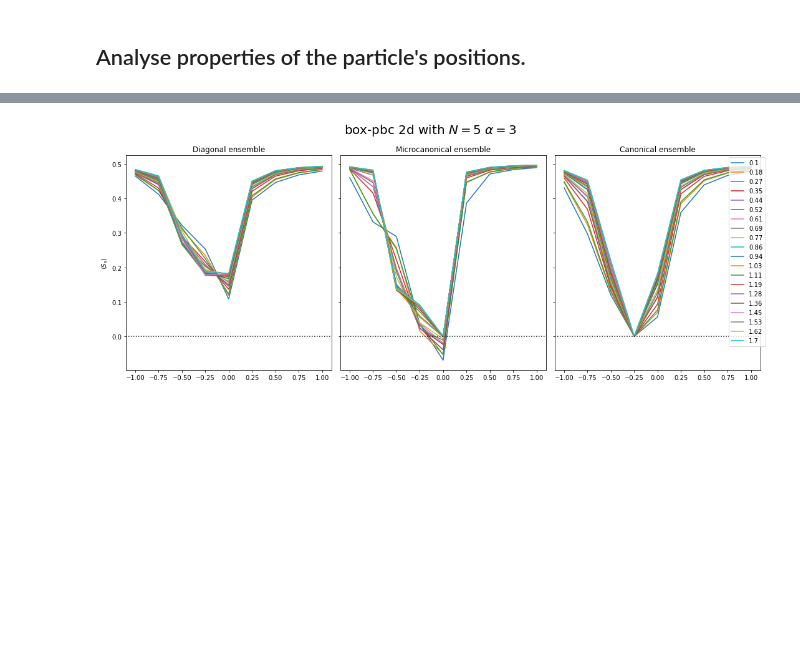
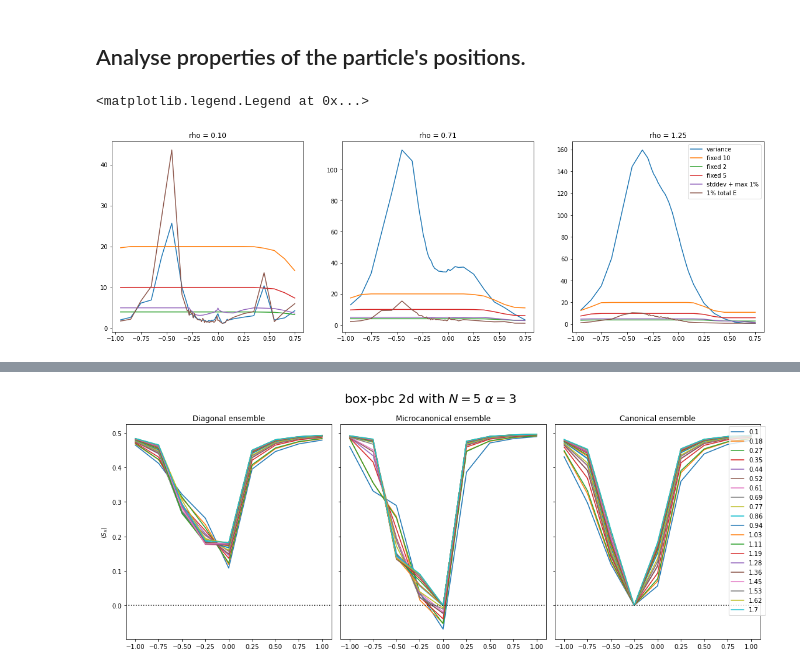
Before and after one commit to abraemer/heisensim, a Jupyter notebook: demo/result_analysis.ipynb, the cells around one changed output, grey strips where cells are left out. Cells and saved outputs as stored; diff of their text form; code cells hidden in the pictures; blank space fills up the shorter version.

```diff
--- a/demo/result_analysis.ipynb
+++ b/demo/result_analysis.ipynb
@@ -56,0 +169,2 @@ def make_plots(geom, dim, N, alpha, mask_zero=False, savefig=False):
+# %%
+pred1, windows1 = micro_canonical_prediction(data) # DELTA = VAR(psi0)
@@ -56,0 +173,19 @@ def make_plots(geom, dim, N, alpha, mask_zero=False, savefig=False):
+# %%
+pred_f_5, window_f_5   = micro_canonical_prediction_fixed(data, 5)  # |DELTA| = 2*5
+pred_f_10, window_f_10 = micro_canonical_prediction_fixed(data, 10) # |DELTA| = 2*10
+pred_f_2, window_f_2   = micro_canonical_prediction_fixed(data, 2) # |DELTA| = 2*2
+# %%
+pred3, window3 = micro_canonical_prediction_fixed2(data) # |DELTA| = min(1%, +-stddev)
+# %%
+pred_E, window_E = micro_canonical_prediction_energy(data) # |DELTA| = min(1%, +-stddev)
+# %%
+fig, ax = plt.subplots(ncols=3, figsize=(20,6))
+
+for i in range(3):
+    ax[i].set_title(f"rho = {float(data.rho[i]):.2f}")
+    for (p, name) in [(windows1, "variance"), (window_f_10, "fixed 10"), (window_f_2, "fixed 2"), (window_f_5, "fixed 5"), (window3, "stddev + max 1%"), (window_E, "1% total E")]:
+        ax[i].plot(data.h, np.average(p[i], axis=1), label=name)
+ax[-1].legend()
+# %% [output]
+<matplotlib.legend.Legend at 0x...>
+[figure, added]
```
Also changed, not shown: parts of 7 cells of this notebook, 2 other files.
